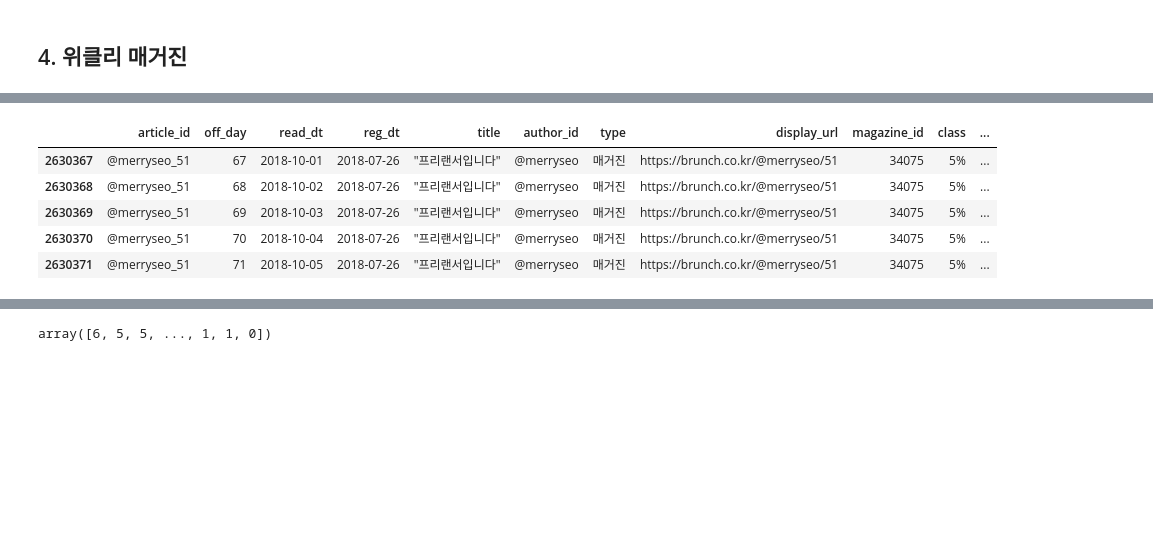
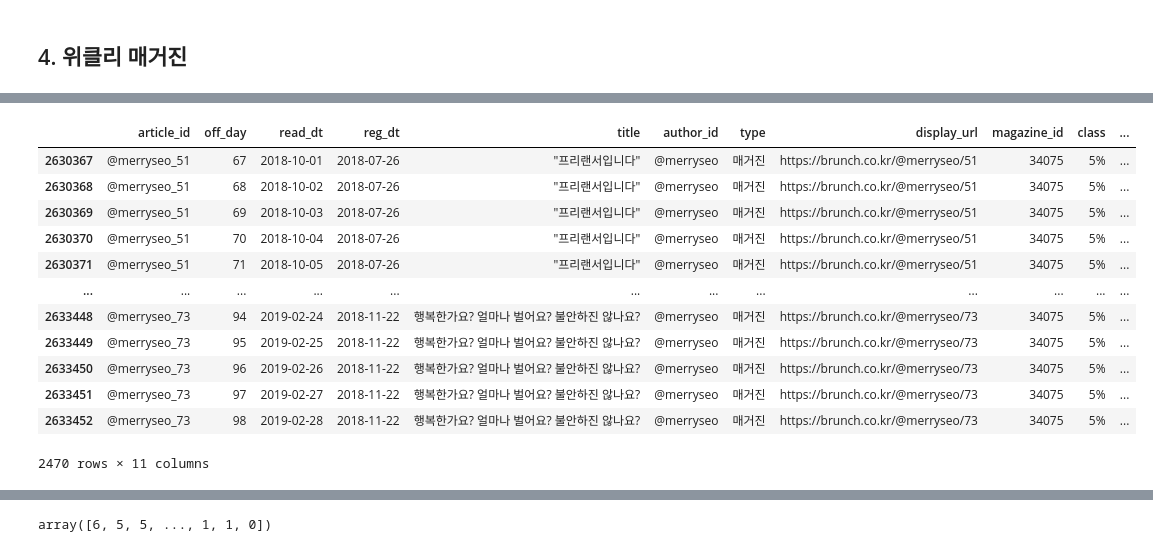
Before and after one commit to RecKIE7/kakao-arena-brunch, a Jupyter notebook: preprocessing/EDA.ipynb, the cells around one changed output, grey strips where cells are left out. Cells and saved outputs as stored; diff of their text form; code cells hidden in the pictures; blank space fills up the shorter version.

```diff
--- a/preprocessing/EDA.ipynb
+++ b/preprocessing/EDA.ipynb
@@ -29,5 +34,3 @@ register_matplotlib_converters()
-# %%
-directory = conf.data_root
 # %% [markdown]
 ## 1. Data Read
 # %% [markdown]
@@ -501,14 +602,21 @@ magazine_34075
 # %%
 magazine_34075_read = off_data_agg[off_data_agg.magazine_id == 34075]
 # %%
-magazine_34075_read.head()
+magazine_34075_read
 # %% [output]
 |  | article_id | off_day | read_dt | reg_dt | title | author_id | type | display_url | magazine_id | class | ... |
 | 2630367 | @merryseo_51 | 67 | 2018-10-01 | 2018-07-26 | "프리랜서입니다" | @merryseo | 매거진 | https://brunch.co.kr/@merryseo/51 | 34075 | 5% | ... |
 | 2630368 | @merryseo_51 | 68 | 2018-10-02 | 2018-07-26 | "프리랜서입니다" | @merryseo | 매거진 | https://brunch.co.kr/@merryseo/51 | 34075 | 5% | ... |
 | 2630369 | @merryseo_51 | 69 | 2018-10-03 | 2018-07-26 | "프리랜서입니다" | @merryseo | 매거진 | https://brunch.co.kr/@merryseo/51 | 34075 | 5% | ... |
 | 2630370 | @merryseo_51 | 70 | 2018-10-04 | 2018-07-26 | "프리랜서입니다" | @merryseo | 매거진 | https://brunch.co.kr/@merryseo/51 | 34075 | 5% | ... |
 | 2630371 | @merryseo_51 | 71 | 2018-10-05 | 2018-07-26 | "프리랜서입니다" | @merryseo | 매거진 | https://brunch.co.kr/@merryseo/51 | 34075 | 5% | ... |
+| ... | ... | ... | ... | ... | ... | ... | ... | ... | ... | ... | ... |
+| 2633448 | @merryseo_73 | 94 | 2019-02-24 | 2018-11-22 | 행복한가요? 얼마나 벌어요? 불안하진 않나요? | @merryseo | 매거진 | https://brunch.co.kr/@merryseo/73 | 34075 | 5% | ... |
+| 2633449 | @merryseo_73 | 95 | 2019-02-25 | 2018-11-22 | 행복한가요? 얼마나 벌어요? 불안하진 않나요? | @merryseo | 매거진 | https://brunch.co.kr/@merryseo/73 | 34075 | 5% | ... |
+| 2633450 | @merryseo_73 | 96 | 2019-02-26 | 2018-11-22 | 행복한가요? 얼마나 벌어요? 불안하진 않나요? | @merryseo | 매거진 | https://brunch.co.kr/@merryseo/73 | 34075 | 5% | ... |
+| 2633451 | @merryseo_73 | 97 | 2019-02-27 | 2018-11-22 | 행복한가요? 얼마나 벌어요? 불안하진 않나요? | @merryseo | 매거진 | https://brunch.co.kr/@merryseo/73 | 34075 | 5% | ... |
+| 2633452 | @merryseo_73 | 98 | 2019-02-28 | 2018-11-22 | 행복한가요? 얼마나 벌어요? 불안하진 않나요? | @merryseo | 매거진 | https://brunch.co.kr/@merryseo/73 | 34075 | 5% | ... |
+2470 rows × 11 columns
 # %%
 sns.lineplot(data=magazine_34075_read, x='read_dt', y='user_id', hue='title')
 plt.title('위클리-회사 체질이 아니라서요(by 서메리)')
```
Also changed, not shown: parts of 30 cells of this notebook, 6 other files.
